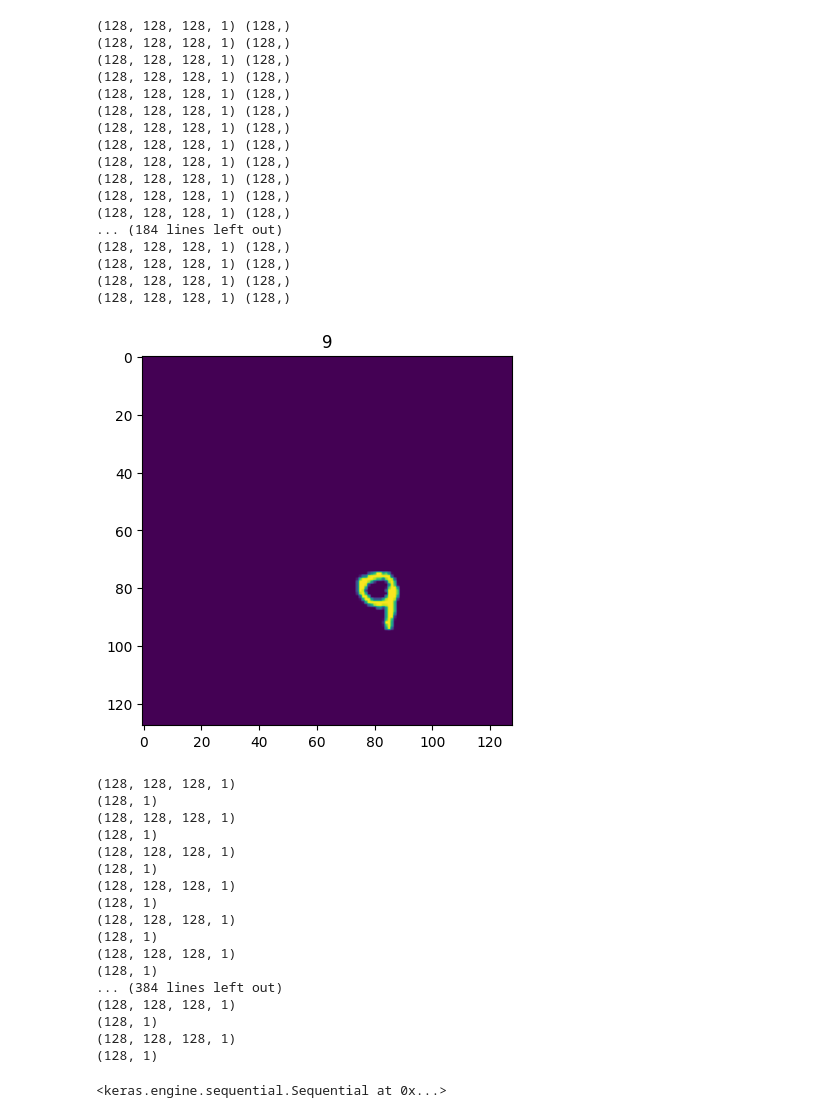
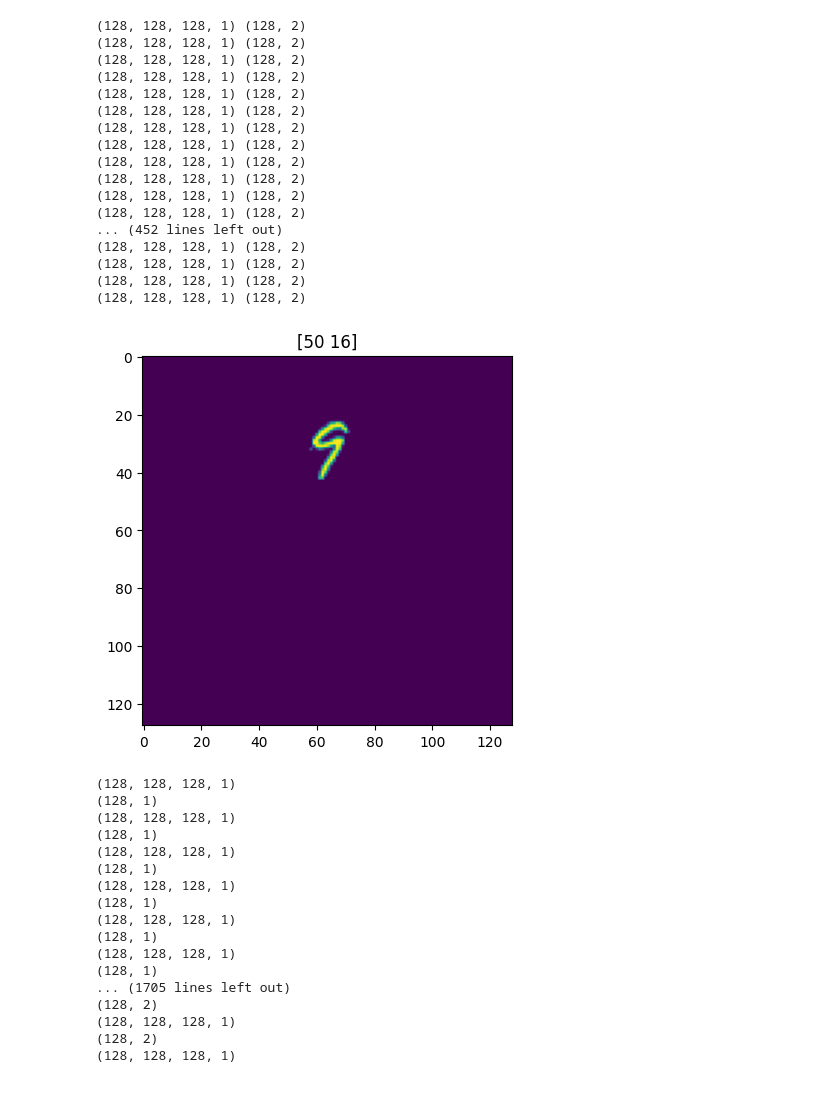
Before and after one commit to alessio-maffioletti/matura, a Jupyter notebook: create_dataset.ipynb, the cells around one changed output. Drawn from its saved outputs; the diff is of its cells as text; code cells hidden in the pictures.

```diff
--- a/create_dataset.ipynb
+++ b/create_dataset.ipynb
@@ -95,49 +106,57 @@ def data_generator(x, y, batch_size=128):
     for i in range(0, len(x), batch_size):
         yield x[i:i+batch_size], y[i:i+batch_size]
 
-def create_tf_dataset(x, y, batch_size=128, out_shape = (128,1)):
+def create_tf_dataset(x, y, batch_size=128, out_shape = (128)):
     dataset = tf.data.Dataset.from_generator(
         lambda: data_generator(x, y, batch_size),
         output_signature=(
             tf.TensorSpec(shape=(128,128,128,1), dtype=tf.float32),  # Adjust shape if needed
-            tf.TensorSpec(shape=(128), dtype=tf.int32)  # Adjust shape if needed
+            tf.TensorSpec(shape=out_shape, dtype=tf.int32)  # Adjust shape if needed
         )
     )
     return dataset
 # %%
-X_train_canvas, coords, y_train = create_dataset(X_train, y_train, n_images=25600)
-X_test_canvas, coords_test, y_test = create_dataset(X_test, y_test, n_images=X_test.shape[0])
+X_train_canvas, coords, y_train = create_dataset(X_train, y_train, n_images=59904)
+X_test_canvas, coords_test, y_test = create_dataset(X_test, y_test, n_images=9984)
 # %%
-train_dataset = create_tf_dataset(X_train_canvas, y_train, out_shape=(128,1))
-#train_coords_dataset = create_tf_dataset(X_train_canvas, coords, out_shape=(128,2))
+train_dataset = create_tf_dataset(X_train_canvas, y_train)
+test_dataset = create_tf_dataset(X_test_canvas, y_test)
+train_coords_dataset = create_tf_dataset(X_train_canvas, coords, out_shape=(128,2))
+test_coords_dataset = create_tf_dataset(X_test_canvas, coords_test, out_shape=(128,2))
 # %%
-for a in train_dataset:
+for a in train_coords_dataset:
     image, coords = a
     print(image.shape, coords.shape)
     plt.imshow(image[0])
     plt.title(f'{coords[0]}')
 # %% [output]
-(128, 128, 128, 1) (128,)
-(128, 128, 128, 1) (128,)
-(128, 128, 128, 1) (128,)
-(128, 128, 128, 1) (128,)
-(128, 128, 128, 1) (128,)
-(128, 128, 128, 1) (128,)
-(128, 128, 128, 1) (128,)
-(128, 128, 128, 1) (128,)
-(128, 128, 128, 1) (128,)
-(128, 128, 128, 1) (128,)
-(128, 128, 128, 1) (128,)
-(128, 128, 128, 1) (128,)
-... (184 lines left out)
-(128, 128, 128, 1) (128,)
-(128, 128, 128, 1) (128,)
-(128, 128, 128, 1) (128,)
-(128, 128, 128, 1) (128,)
+(128, 128, 128, 1) (128, 2)
+(128, 128, 128, 1) (128, 2)
+(128, 128, 128, 1) (128, 2)
+(128, 128, 128, 1) (128, 2)
+(128, 128, 128, 1) (128, 2)
+(128, 128, 128, 1) (128, 2)
+(128, 128, 128, 1) (128, 2)
+(128, 128, 128, 1) (128, 2)
+(128, 128, 128, 1) (128, 2)
+(128, 128, 128, 1) (128, 2)
+(128, 128, 128, 1) (128, 2)
+(128, 128, 128, 1) (128, 2)
+... (452 lines left out)
+(128, 128, 128, 1) (128, 2)
+(128, 128, 128, 1) (128, 2)
+(128, 128, 128, 1) (128, 2)
+(128, 128, 128, 1) (128, 2)
-[figure, old version]
+[figure, new version]
 # %%
 write_in_batches(train_dataset, 'train.tfrecord')
-#write_in_batches(train_coords_dataset, 'coords.tfrecord')
+del train_dataset
+write_in_batches(test_dataset, 'test.tfrecord')
+del test_dataset
+write_in_batches(train_coords_dataset, 'coords.tfrecord', True)
+del train_coords_dataset
+write_in_batches(test_coords_dataset, 'coords_test.tfrecord', True)
+del test_coords_dataset
 # %% [output]
 (128, 128, 128, 1)
 (128, 1)
@@ -151,14 +170,8 @@ write_in_batches(train_dataset, 'train.tfrecord')
 (128, 1)
 (128, 128, 128, 1)
 (128, 1)
-... (384 lines left out)
+... (1705 lines left out)
+(128, 2)
 (128, 128, 128, 1)
-(128, 1)
+(128, 2)
 (128, 128, 128, 1)
-(128, 1)
-# %%
-import mymodels
-model = mymodels.debug()
-model.compile()
-# %% [output]
-<keras.engine.sequential.Sequential at 0x...>
```
Also changed, not shown: parts of 3 cells of this notebook, 3 other files.
